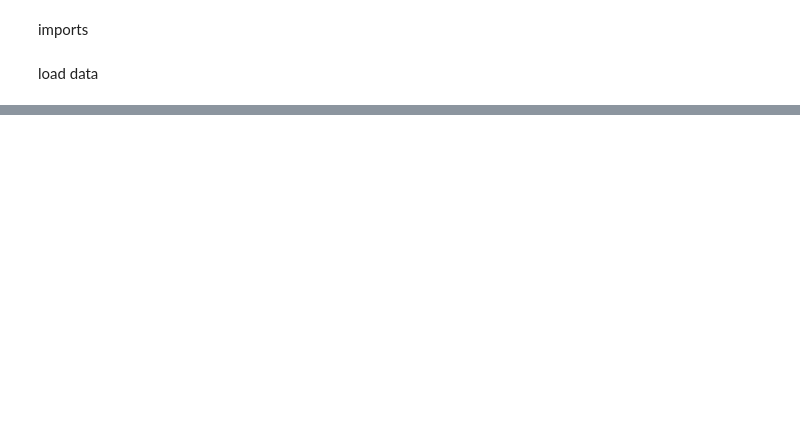
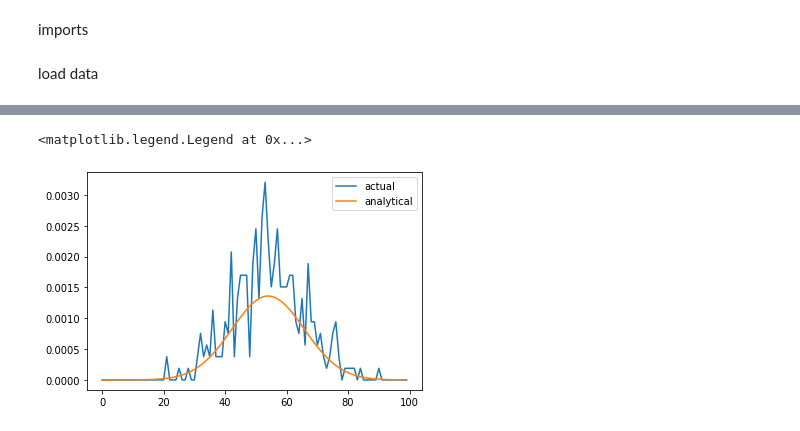
Before and after one commit to alec-gironda/Bose-Einstein-Condensate-NN, a Jupyter notebook: gaussian_fit.ipynb, the cells around one changed output, grey strips where cells are left out. Saved outputs shown, nothing was run; the diff lists cells and outputs as text; code cells hidden in the pictures; blank space fills up the shorter version.

```diff
--- a/gaussian_fit.ipynb
+++ b/gaussian_fit.ipynb
@@ -111,0 +445,15 @@ N_mse
+# %%
+#fit gaussian vs noisy gaussian
+
+row = 70
+
+analytical_gaussian_image = analytical_eq((x,y),popt[0],popt[1],labs[indx][1],labs[indx][0]).reshape(length,length)
+
+check = data_fitted.reshape(length,length)
+# plt.plot(np.arange(len(check[0])),check[row],label = "fit")
+plt.plot(np.arange(len(check[0])),test_ims[indx,row],label = "actual")
+plt.plot(np.arange(len(check[0])),analytical_gaussian_image[row],label = "analytical")
+plt.legend()
+# %% [output]
+<matplotlib.legend.Legend at 0x...>
+[figure, added]
```
Also changed, not shown: parts of 93 cells of this notebook, 2 other files.
